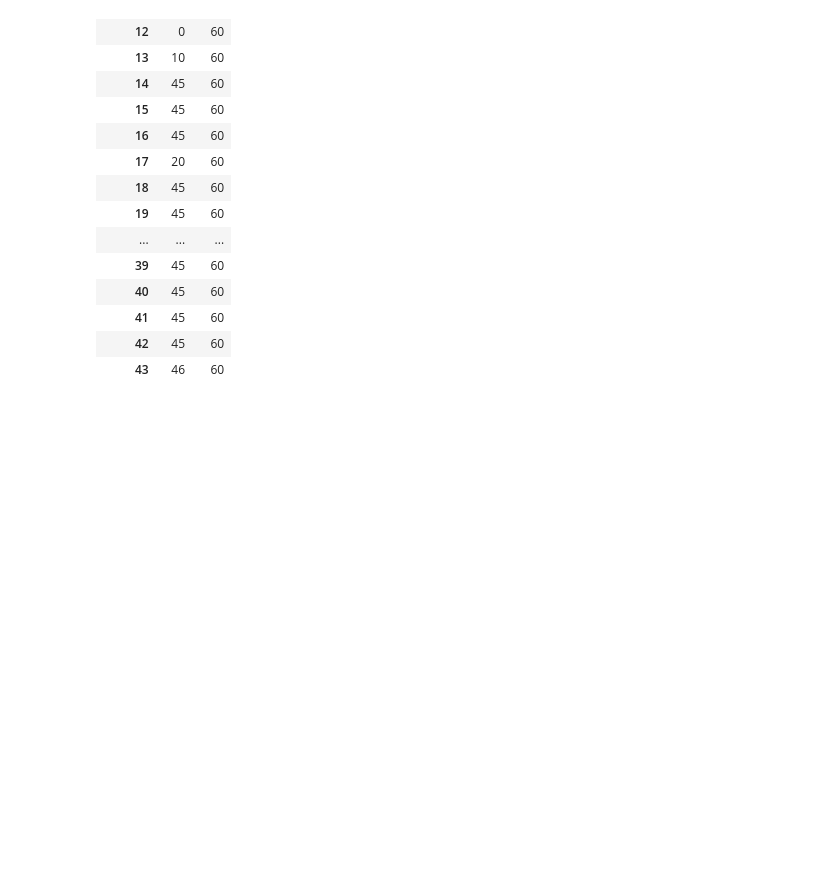
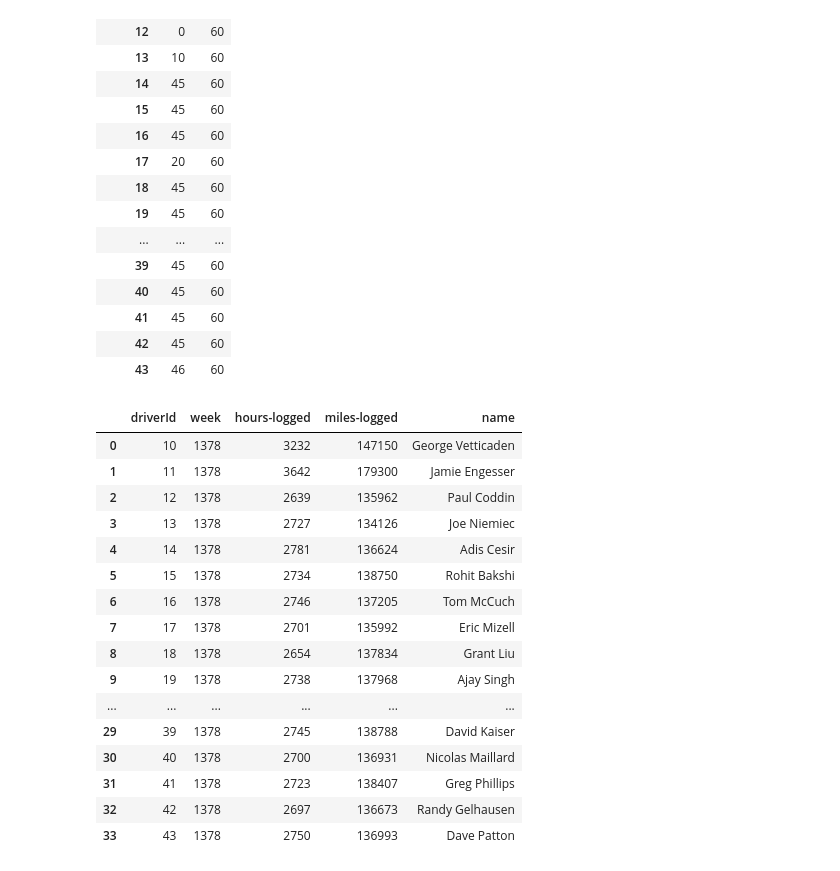
Before and after one commit to 2024-2-fundamentos-de-analitica/2024-2-PRE-07-manipulacion-de-datos-con-chatgpt-esgomez1208, a Jupyter notebook: homework/notebook.ipynb, the cells around one changed output. Drawn from its saved outputs; the diff is of its cells as text; code cells hidden in the pictures; blank space fills up the shorter version.

```diff
--- a/homework/notebook.ipynb
+++ b/homework/notebook.ipynb
@@ -153,3 +155,34 @@ timesheet.groupby("driverId")["hours-logged"].agg(["min", "max"])
 | 41 | 45 | 60 |
 | 42 | 45 | 60 |
 | 43 | 46 | 60 |
+# %%
+"""
+PROMPT:
+Crea una tabla llamada "summary" combinando las tablas "sum_timesheet" y "drivers" mediante la clave driverId. De la tabla "drivers", incluye únicamente las columnas "driverId" y "name".
+"""
+
+# Unión de las tablas usando join
+summary = pd.merge(
+    sum_timesheet,
+    drivers[["driverId", "name"]],
+    on="driverId",
+)
+summary
+# %% [output]
+|  | driverId | week | hours-logged | miles-logged | name |
+| 0 | 10 | 1378 | 3232 | 147150 | George Vetticaden |
+| 1 | 11 | 1378 | 3642 | 179300 | Jamie Engesser |
+| 2 | 12 | 1378 | 2639 | 135962 | Paul Coddin |
+| 3 | 13 | 1378 | 2727 | 134126 | Joe Niemiec |
+| 4 | 14 | 1378 | 2781 | 136624 | Adis Cesir |
+| 5 | 15 | 1378 | 2734 | 138750 | Rohit Bakshi |
+| 6 | 16 | 1378 | 2746 | 137205 | Tom McCuch |
+| 7 | 17 | 1378 | 2701 | 135992 | Eric Mizell |
+| 8 | 18 | 1378 | 2654 | 137834 | Grant Liu |
+| 9 | 19 | 1378 | 2738 | 137968 | Ajay Singh |
+| ... | ... | ... | ... | ... | ... |
+| 29 | 39 | 1378 | 2745 | 138788 | David Kaiser |
+| 30 | 40 | 1378 | 2700 | 136931 | Nicolas Maillard |
+| 31 | 41 | 1378 | 2723 | 138407 | Greg Phillips |
+| 32 | 42 | 1378 | 2697 | 136673 | Randy Gelhausen |
+| 33 | 43 | 1378 | 2750 | 136993 | Dave Patton |
```
Also changed, not shown: parts of 10 cells of this notebook, 2 other files.
